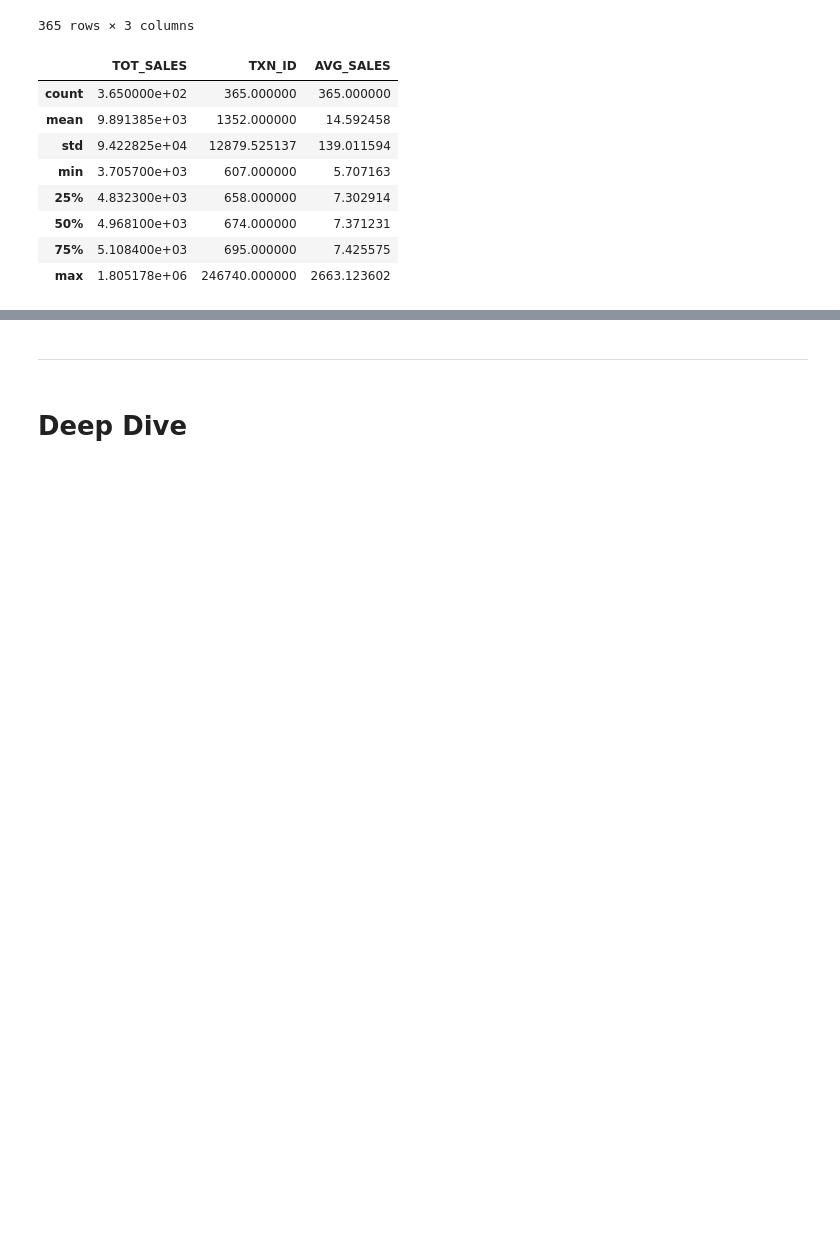
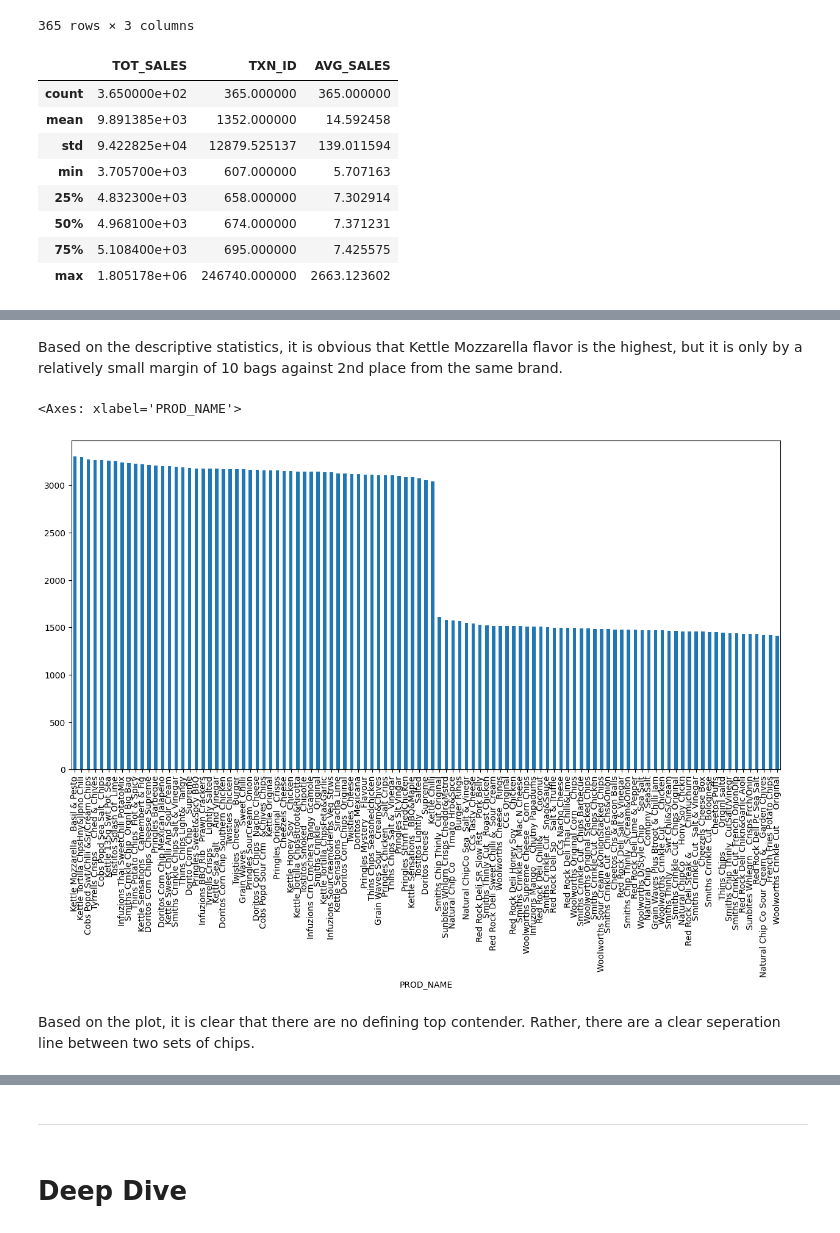
Before and after one commit to Ethan4thewin/Quantium---Chips, a Jupyter notebook: my_nb.ipynb, the cells around one changed output, grey strips where cells are left out. Cells and saved outputs as stored; diff of their text form; code cells hidden in the pictures; blank space fills up the shorter version.

```diff
--- a/my_nb.ipynb
+++ b/my_nb.ipynb
@@ -690,0 +753,9 @@ Looking at these three plots, some of the findings are:
+# %% [markdown]
+Based on the descriptive statistics, it is obvious that Kettle Mozzarella flavor is the highest, but it is only by a relatively small margin of 10 bags against 2nd place from the same brand.
+# %%
+data.PROD_NAME.value_counts().plot(kind='bar', figsize=(15, 7))
+# %% [output]
+<Axes: xlabel='PROD_NAME'>
+[figure, added]
+# %% [markdown]
+Based on the plot, it is clear that there are no defining top contender. Rather, there are a clear seperation line between two sets of chips.
```
Also changed, not shown: parts of 22 cells of this notebook, 1 other file.
